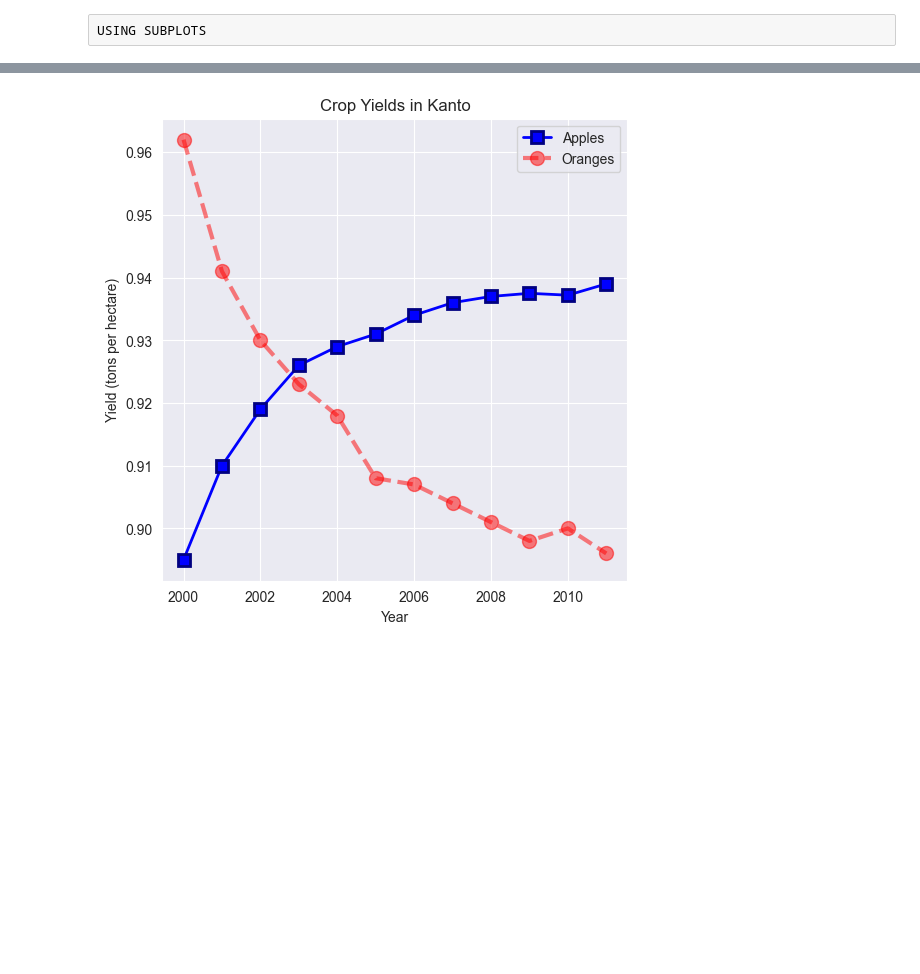
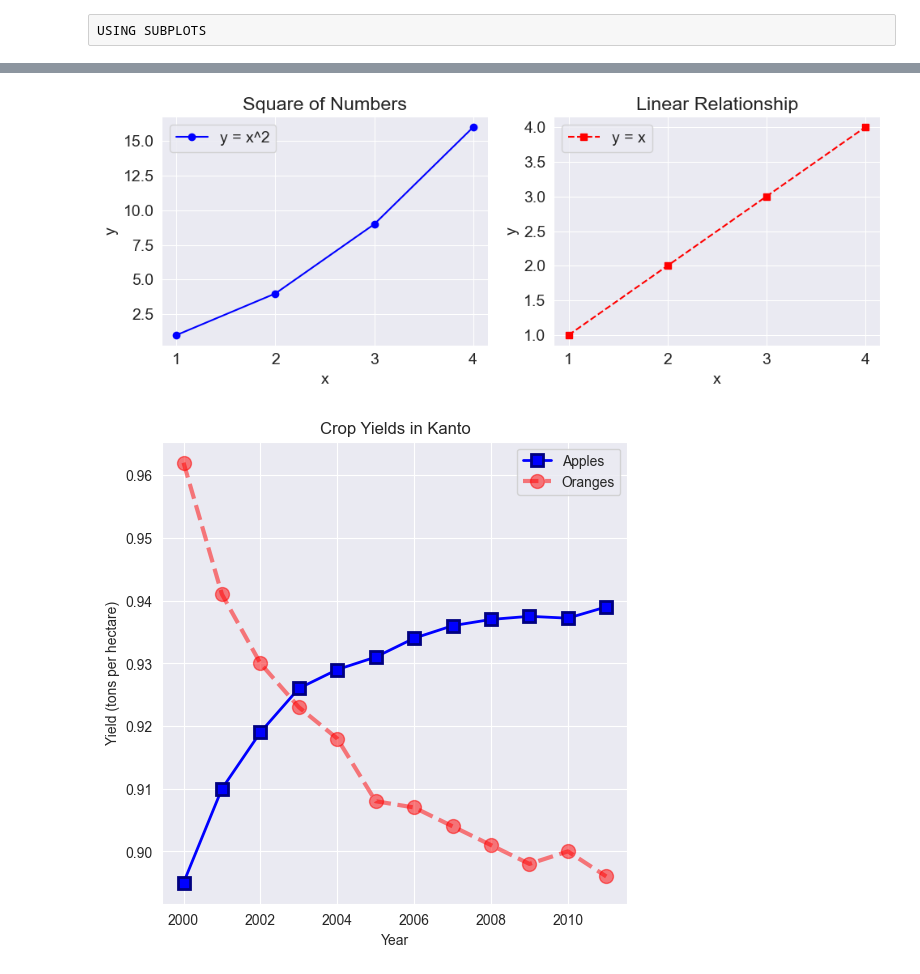
Before and after one commit to root459/DATAanalysis, a Jupyter notebook: datavisualization.ipynb, the cells around one changed output, grey strips where cells are left out. Saved outputs shown, nothing was run; the diff lists cells and outputs as text; code cells hidden in the pictures; blank space fills up the shorter version.

```diff
--- a/datavisualization.ipynb
+++ b/datavisualization.ipynb
@@ -123,3 +123,32 @@ plt.show()
+# %%
+x = [1, 2, 3, 4]
+y1 = [1, 4, 9, 16]
+y2 = [1, 2, 3, 4]
+
+# Create a figure and subplots
+plt.figure(figsize=(10, 4))
+
+# Create the first subplot (1 row, 2 columns, first subplot)
+plt.subplot(1, 2, 1)
+plt.plot(x, y1, marker='o', linestyle='-', color='blue', label='y = x^2')
+plt.title('Square of Numbers')
+plt.xlabel('x')
+plt.ylabel('y')
+plt.legend()
+
+# Create the second subplot (1 row, 2 columns, second subplot)
+plt.subplot(1, 2, 2)
+plt.plot(x, y2, marker='s', linestyle='--', color='red', label='y = x')
+plt.title('Linear Relationship')
+plt.xlabel('x')
+plt.ylabel('y')
+plt.legend()
+
+# Display the plot
+plt.tight_layout()
+plt.show()
+# %% [output]
+[figure, added]
 # %%
 #applying seaborn
 
```
Also changed, not shown: parts of 10 cells of this notebook.
